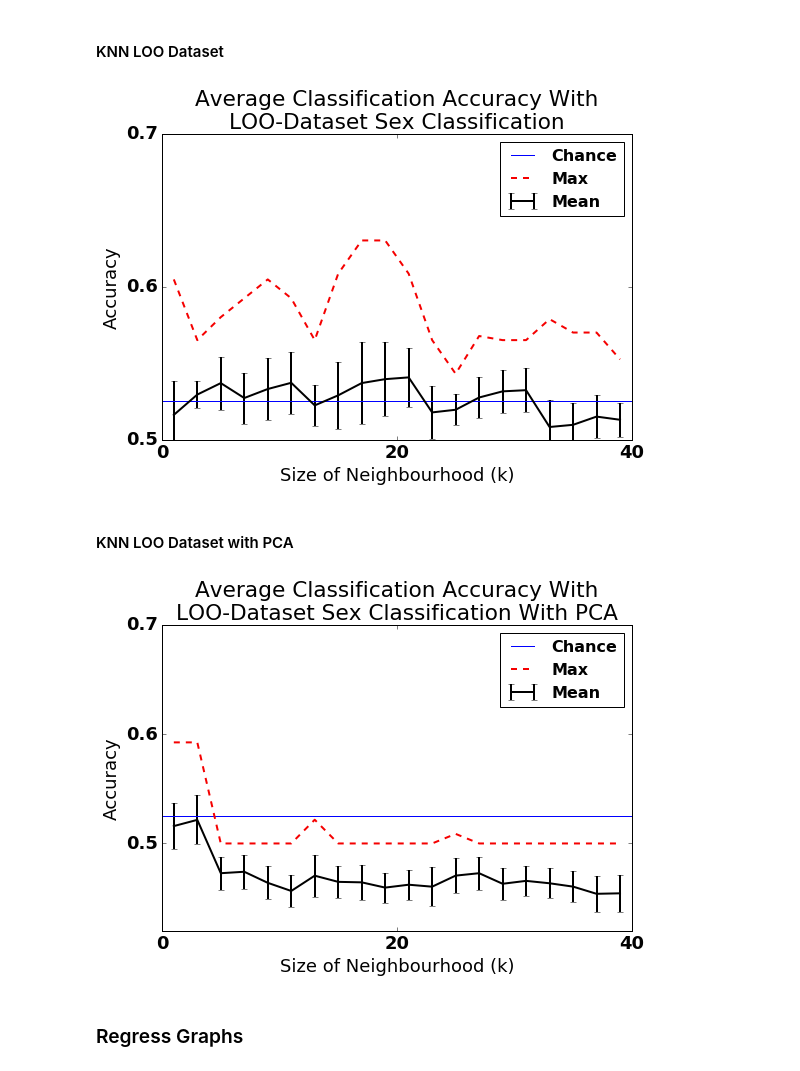
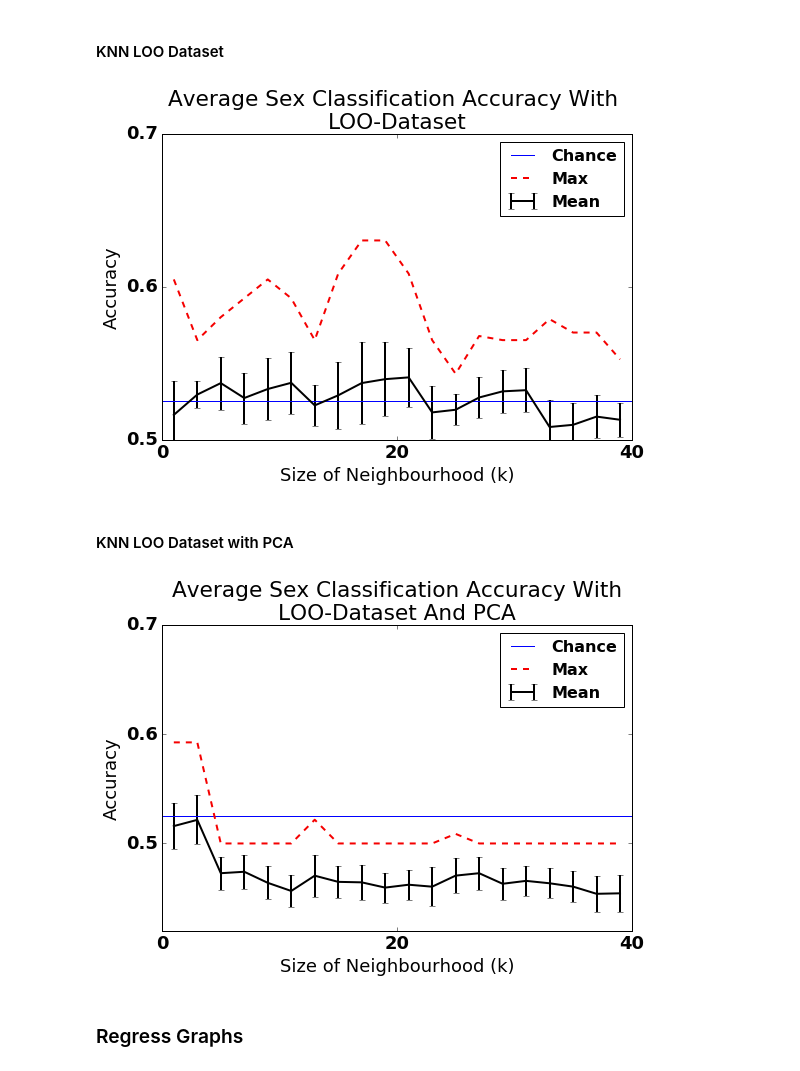
Before and after one commit to gkiar/dataset_variance, a Jupyter notebook: code/prototype/knn_classification.ipynb, the cells around one changed output. Drawn from its saved outputs; the diff is of its cells as text; code cells hidden in the pictures.

```diff
--- a/code/prototype/knn_classification.ipynb
+++ b/code/prototype/knn_classification.ipynb
@@ -196,13 +196,13 @@ plt.yticks((0.5, 0.6, 0.7),(0.5, 0.6, 0.7))
 plt.xticks((0, 20, 40),(0, 20, 40))
 plt.xlabel('Size of Neighbourhood (k)')
 plt.ylabel('Accuracy')
-plt.title('Average Classification Accuracy With\nLOO-Dataset Sex Classification')
+plt.title('Average Sex Classification Accuracy With \nLOO-Dataset')
 plt.legend(('Chance', 'Max', 'Mean'), fontsize=16)
 plt.tight_layout(1)
-plt.savefig('../../figs/graphs/desikan/classification/knn_vectorgraph.png')
+plt.savefig('../../figs/graphs/desikan/classification/knn_vectorgraph_class.png')
 plt.show()
 # %% [output]
-[figure, old version]
+[figure, new version]
 # %% [markdown]
 #### KNN LOO Dataset with PCA
 # %%
@@ -240,24 +240,24 @@ for i in np.arange(20):
 # %%
 fig = plt.figure(figsize=(8,6))
 mean = [np.mean(knn_pca[i]) for i in knn_pca]
 maxx = [max(knn_pca[i]) for i in knn_pca]
 stder = [np.std(knn_pca[i])/np.sqrt(len(dataset_names)) for i in knn_pca]
 plt.axhline(sum(sexy)/len(sexy))
 plt.hold(True)
 plt.plot((np.arange(20)+1)*2-1, maxx, lw=2, color='#f50000', linestyle='--')
 plt.errorbar((np.arange(20)+1)*2-1, mean, stder, lw=2, color='#000000')
 # plt.ylim((0.5, 0.7))
 plt.yticks((0.5, 0.6, 0.7),(0.5, 0.6, 0.7))
 plt.xticks((0, 20, 40),(0, 20, 40))
 plt.xlabel('Size of Neighbourhood (k)')
 plt.ylabel('Accuracy')
-plt.title('Average Classification Accuracy With\nLOO-Dataset Sex Classification With PCA')
+plt.title('Average Sex Classification Accuracy With\nLOO-Dataset And PCA')
 plt.legend(('Chance', 'Max', 'Mean'), fontsize=16)
 plt.tight_layout(1)
-plt.savefig('../../figs/graphs/desikan/classification/knn_pca.png')
+plt.savefig('../../figs/graphs/desikan/classification/knn_pca_class.png')
 plt.show()
 # %% [output]
-[figure, old version]
+[figure, new version]
 # %% [markdown]
 ### Regress Graphs
 # %% [markdown]
```
Also changed, not shown: parts of 2 cells of this notebook, 8 other files.
